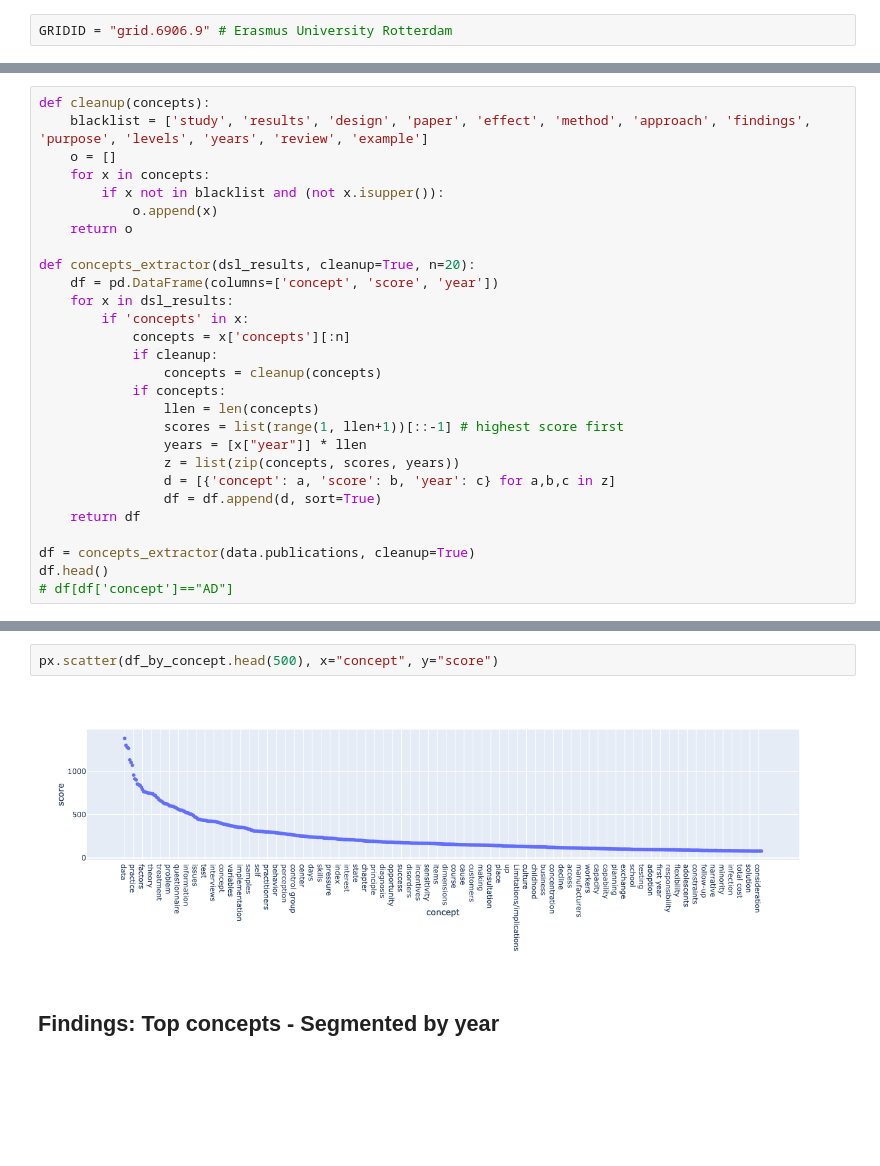
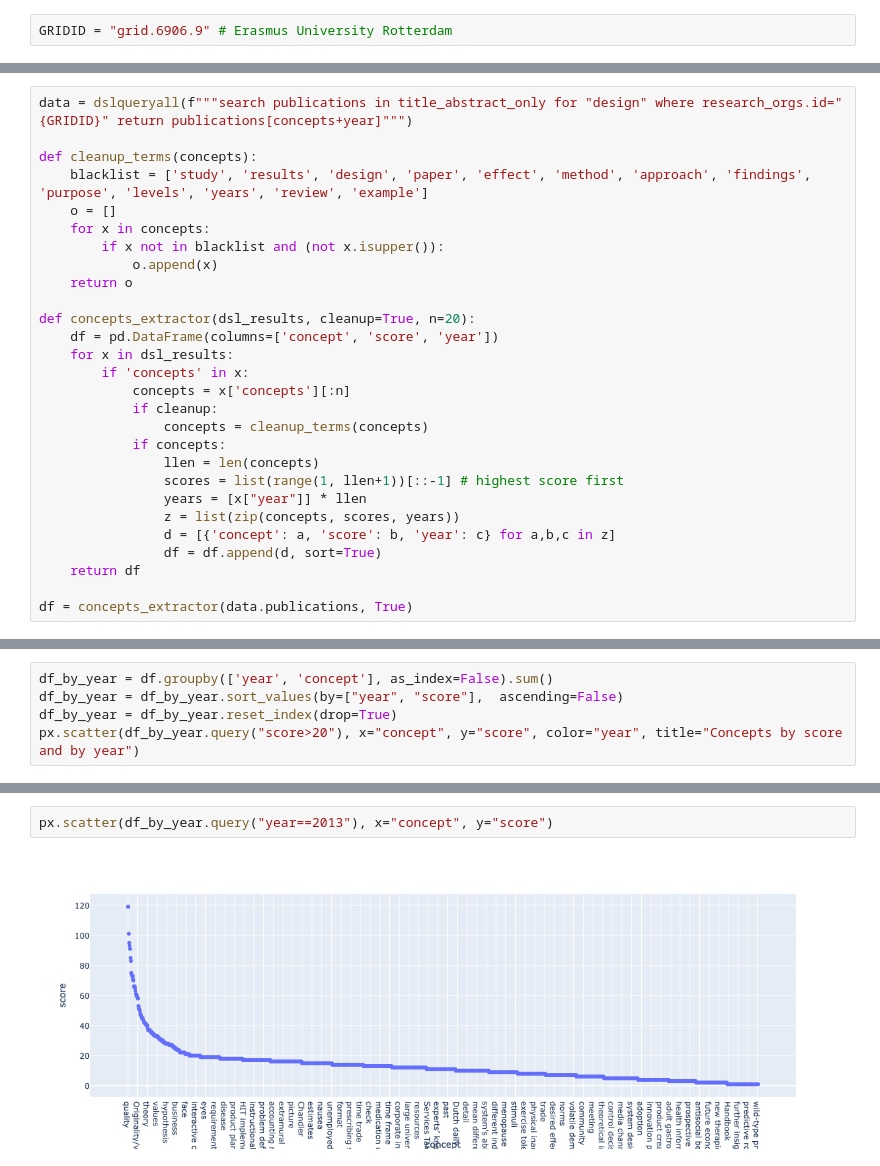
Before and after one commit to digital-science/dimensions-api-lab, a Jupyter notebook: Rotterdam Workshop/4.Rotterdam_simple_topic_analysis.ipynb, the cells around one changed output, grey strips where cells are left out. Saved outputs shown, nothing was run; the diff lists cells and outputs as text; blank space fills up the shorter version.

```diff
--- a/Rotterdam Workshop/4.Rotterdam_simple_topic_analysis.ipynb
+++ b/Rotterdam Workshop/4.Rotterdam_simple_topic_analysis.ipynb
@@ -48,5 +25,7 @@ We also set up a `cleanup` function to automatically remove uninteresting concep
 # %%
-def cleanup(concepts):
+data = dslqueryall(f"""search publications in title_abstract_only for "design" where research_orgs.id="{GRIDID}" return publications[concepts+year]""")
+
+def cleanup_terms(concepts):
     blacklist = ['study', 'results', 'design', 'paper', 'effect', 'method', 'approach', 'findings', 'purpose', 'levels', 'years', 'review', 'example']
     o = []
     for x in concepts:
@@ -60,7 +39,7 @@ def concepts_extractor(dsl_results, cleanup=True, n=20):
         if 'concepts' in x:
             concepts = x['concepts'][:n]
             if cleanup:
-                concepts = cleanup(concepts)
+                concepts = cleanup_terms(concepts)
             if concepts:
                 llen = len(concepts)
                 scores = list(range(1, llen+1))[::-1] # highest score first
@@ -70,7 +49,5 @@ def concepts_extractor(dsl_results, cleanup=True, n=20):
                 df = df.append(d, sort=True)
     return df
 
-df = concepts_extractor(data.publications, cleanup=True)
-df.head()
-# df[df['concept']=="AD"]
+df = concepts_extractor(data.publications, True)
 # %% [output]
@@ -108,0 +67,5 @@ df_by_concept.describe()
+# %%
+df_by_year = df.groupby(['year', 'concept'], as_index=False).sum()
+df_by_year = df_by_year.sort_values(by=["year", "score"],  ascending=False)
+df_by_year = df_by_year.reset_index(drop=True)
+px.scatter(df_by_year.query("score>20"), x="concept", y="score", color="year", title="Concepts by score and by year")
@@ -109,6 +78,4 @@ df_by_concept.describe()
 # %%
-px.scatter(df_by_concept.head(500), x="concept", y="score")
+px.scatter(df_by_year.query("year==2013"), x="concept", y="score")
 # %% [output]
-[figure, old version]
+[figure, new version]
-# %% [markdown]
-## Findings: Top concepts - Segmented by year
```
Also changed, not shown: parts of 23 cells of this notebook, 9 other files.
